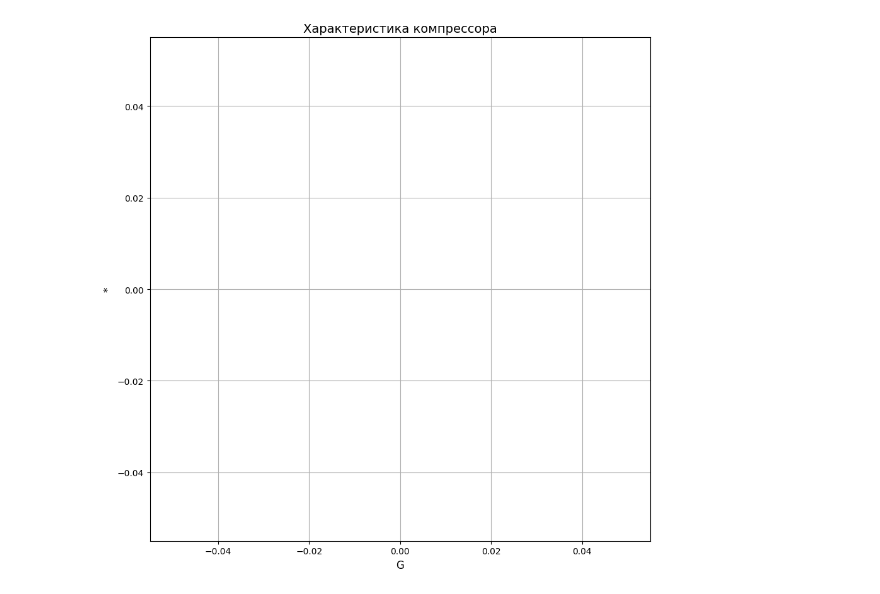
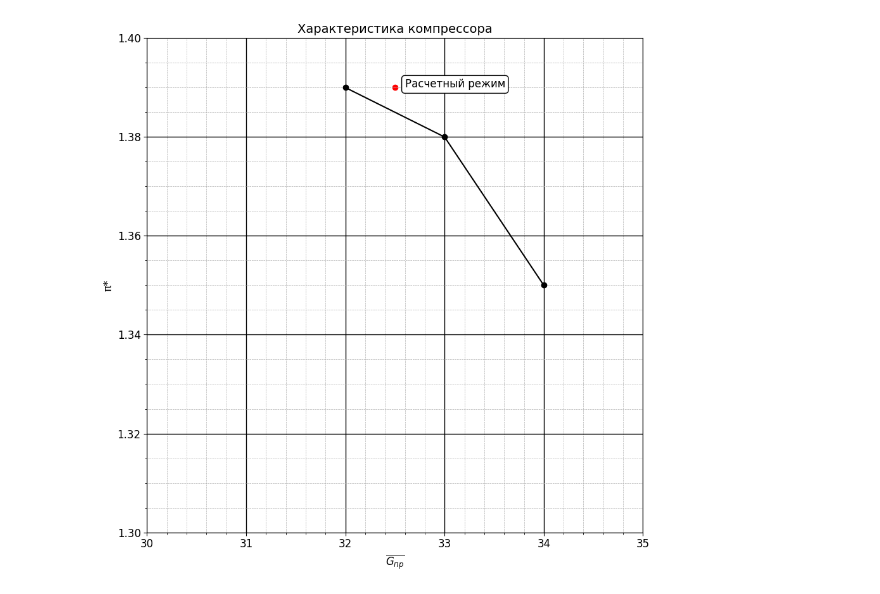
Before and after one commit to ParkhomenkoDV/gte, a Jupyter notebook: src/compressor_characteristics.ipynb, the cells around one changed output. Cells and saved outputs as stored; diff of their text form; code cells hidden in the pictures.

```diff
--- a/src/compressor_characteristics.ipynb
+++ b/src/compressor_characteristics.ipynb
@@ -8,3 +4,11 @@ R = 0
 # %%
-G = array([])
-pi = array([])
+k = 1.4
+G = array([32, 33, 34])
+P1 = array([])
+P3 = array([])
+T1 = array([])
+T3 = array([])
+
+pi = P3 / P1
+tau = T3 / T1
+eff = (pi ** ((k-1)/k) - 1) / (tau - 1)
@@ -13,10 +15,28 @@ G_ = G * sqrt(R * T0)
+# %%
+plt.rc('font', size=12)
+plt.rc('axes', titlesize=12)
+plt.rc('axes', labelsize=12)
+plt.rc('xtick', labelsize=12)
+plt.rc('ytick', labelsize=12)
+plt.rc('legend', fontsize=12)
 # %%
 plt.figure(figsize=(9, 9))
 plt.title('Характеристика компрессора', fontsize=14)
-plt.plot(G, pi, color='black')
+
+plt.minorticks_on()
+plt.grid(which='major', linewidth=1, color='black')
+plt.grid(which='minor', linewidth=0.5, linestyle='--')
+
+plt.plot(G, pi, color='black', marker='o', markersize=6)
+
+plt.scatter([32.5], [1.39], color='red')
+plt.text(32.5+0.1, 1.39, 'Расчетный режим',
+         bbox={'boxstyle':'round', 'facecolor': 'white'})
+
+plt.xlim([30, 35]), plt.ylim([1.3, 1.4])
+plt.xlabel(r'$\overline{G_{пр}}$'), plt.ylabel('π*', fontsize=12)
 plt.grid(True)
-plt.xlabel('G', fontsize=12), plt.ylabel('π*', fontsize=12)
 plt.tight_layout()
 plt.show()
 # %% [output]
-[figure, old version]
+[figure, new version]
```
Also changed, not shown: parts of 2 cells of this notebook, 11 other files.
